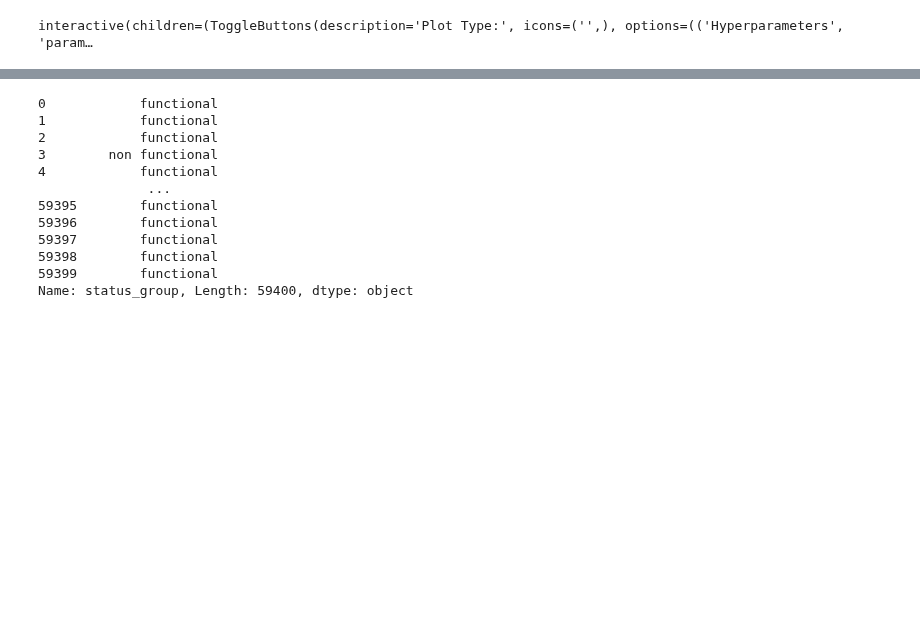
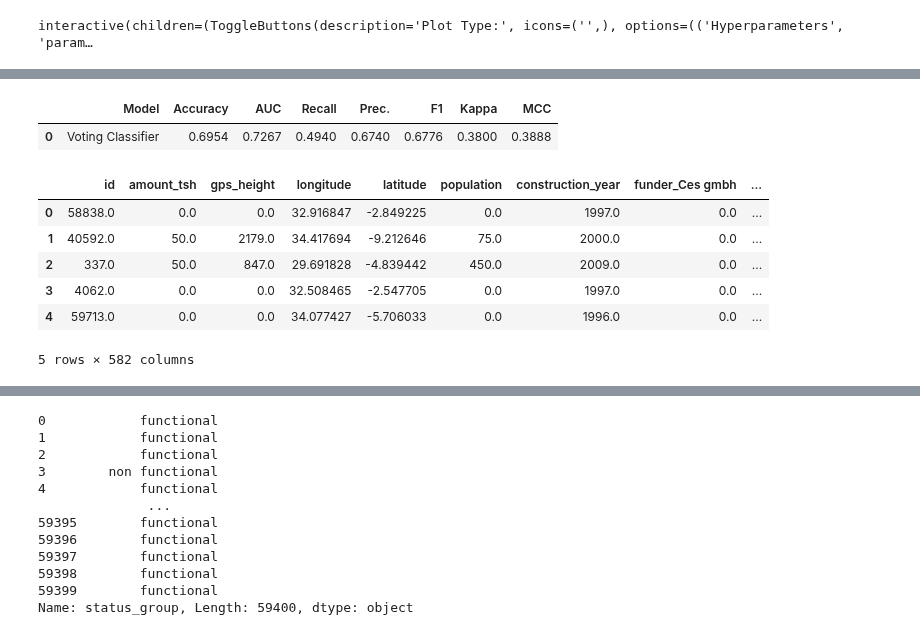
Before and after one commit to JannaW0402/Pump-it-Up, a Jupyter notebook: 869model.ipynb, the cells around one changed output, grey strips where cells are left out. Saved outputs shown, nothing was run; the diff lists cells and outputs as text; code cells hidden in the pictures; blank space fills up the shorter version.

```diff
--- a/869model.ipynb
+++ b/869model.ipynb
@@ -356,0 +367,13 @@ best = automl(optimize = 'Recall')
+# %%
+pred_holdouts = predict_model(blender)
+pred_holdouts.head()
+# %% [output]
+|  | Model | Accuracy | AUC | Recall | Prec. | F1 | Kappa | MCC |
+| 0 | Voting Classifier | 0.6954 | 0.7267 | 0.4940 | 0.6740 | 0.6776 | 0.3800 | 0.3888 |
+|  | id | amount_tsh | gps_height | longitude | latitude | population | construction_year | funder_Ces gmbh | ... |
+| 0 | 58838.0 | 0.0 | 0.0 | 32.916847 | -2.849225 | 0.0 | 1997.0 | 0.0 | ... |
+| 1 | 40592.0 | 50.0 | 2179.0 | 34.417694 | -9.212646 | 75.0 | 2000.0 | 0.0 | ... |
+| 2 | 337.0 | 50.0 | 847.0 | 29.691828 | -4.839442 | 450.0 | 2009.0 | 0.0 | ... |
+| 3 | 4062.0 | 0.0 | 0.0 | 32.508465 | -2.547705 | 0.0 | 1997.0 | 0.0 | ... |
+| 4 | 59713.0 | 0.0 | 0.0 | 34.077427 | -5.706033 | 0.0 | 1996.0 | 0.0 | ... |
+5 rows × 582 columns
```
Also changed, not shown: parts of 4 cells of this notebook.
